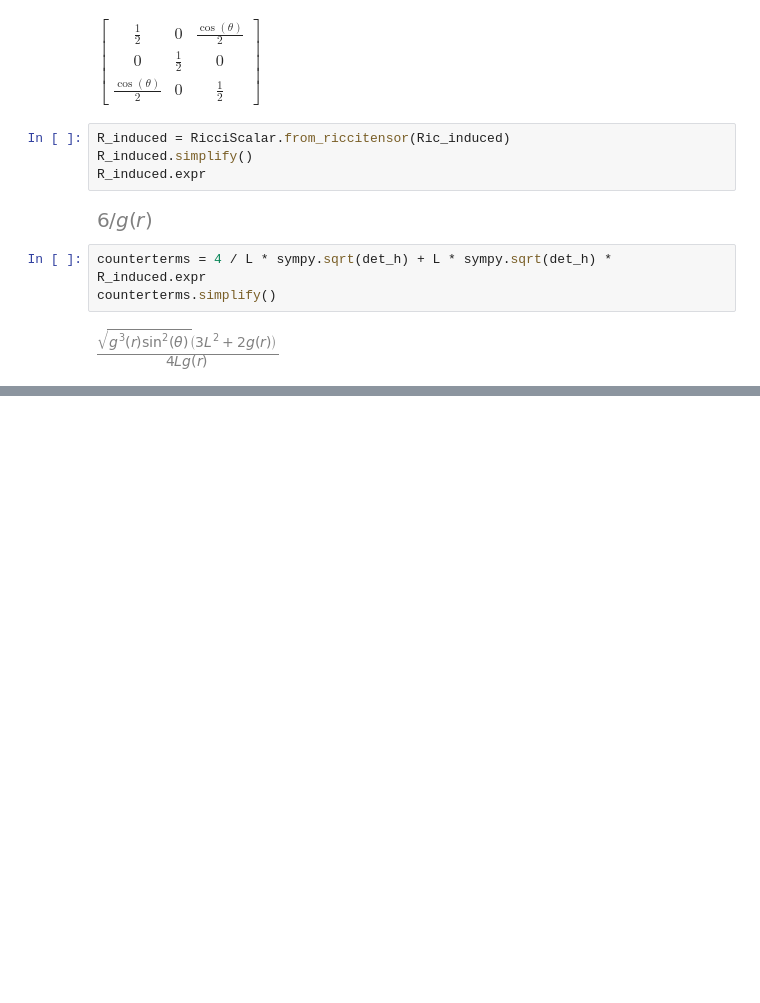
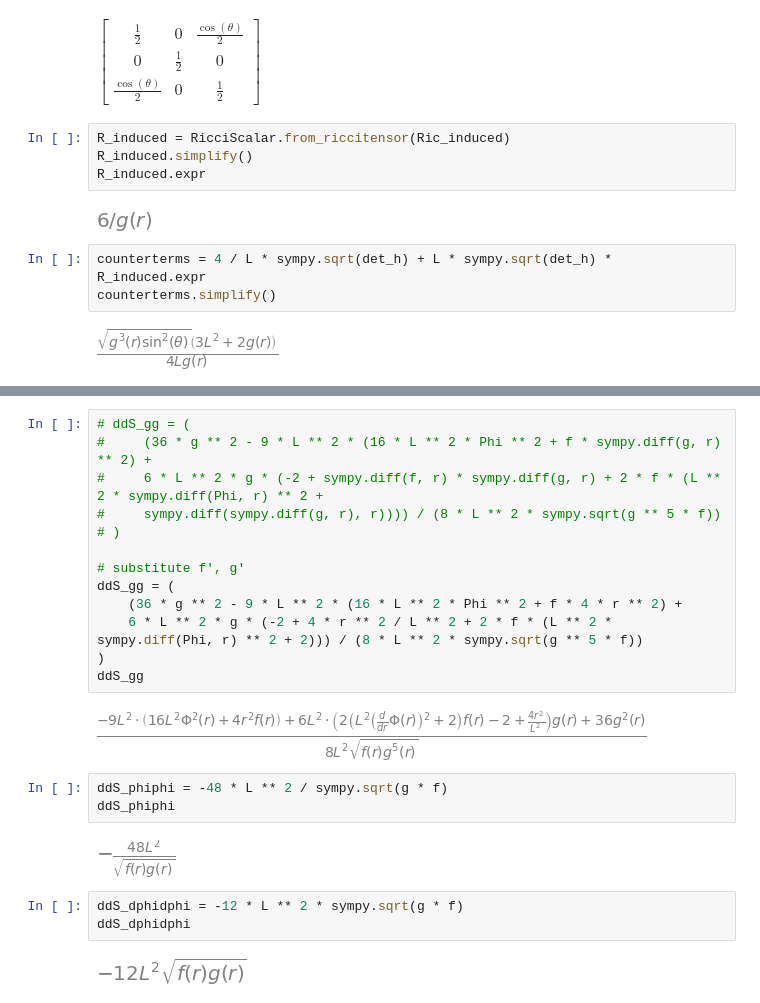
Before and after one commit to jchryssanthacopoulos/wormholes, a Jupyter notebook: einstein_maxwell_ads4_scalar_perturb.ipynb, the cells around one changed output, grey strips where cells are left out. Saved outputs shown, nothing was run; the diff lists cells and outputs as text; blank space fills up the shorter version.

```diff
--- a/einstein_maxwell_ads4_scalar_perturb.ipynb
+++ b/einstein_maxwell_ads4_scalar_perturb.ipynb
@@ -272,0 +311,25 @@ counterterms.simplify()
+# %%
+# ddS_gg = (
+#     (36 * g ** 2 - 9 * L ** 2 * (16 * L ** 2 * Phi ** 2 + f * sympy.diff(g, r) ** 2) +
+#     6 * L ** 2 * g * (-2 + sympy.diff(f, r) * sympy.diff(g, r) + 2 * f * (L ** 2 * sympy.diff(Phi, r) ** 2 +
+#     sympy.diff(sympy.diff(g, r), r)))) / (8 * L ** 2 * sympy.sqrt(g ** 5 * f))
+# )
+
+# substitute f', g'
+ddS_gg = (
+    (36 * g ** 2 - 9 * L ** 2 * (16 * L ** 2 * Phi ** 2 + f * 4 * r ** 2) +
+    6 * L ** 2 * g * (-2 + 4 * r ** 2 / L ** 2 + 2 * f * (L ** 2 * sympy.diff(Phi, r) ** 2 + 2))) / (8 * L ** 2 * sympy.sqrt(g ** 5 * f))
+)
+ddS_gg
+# %% [output]
+[figure, added]
+# %%
+ddS_phiphi = -48 * L ** 2 / sympy.sqrt(g * f)
+ddS_phiphi
+# %% [output]
+[figure, added]
+# %%
+ddS_dphidphi = -12 * L ** 2 * sympy.sqrt(g * f)
+ddS_dphidphi
+# %% [output]
+[figure, added]
```
Also changed, not shown: parts of 20 cells of this notebook, 1 other file.
